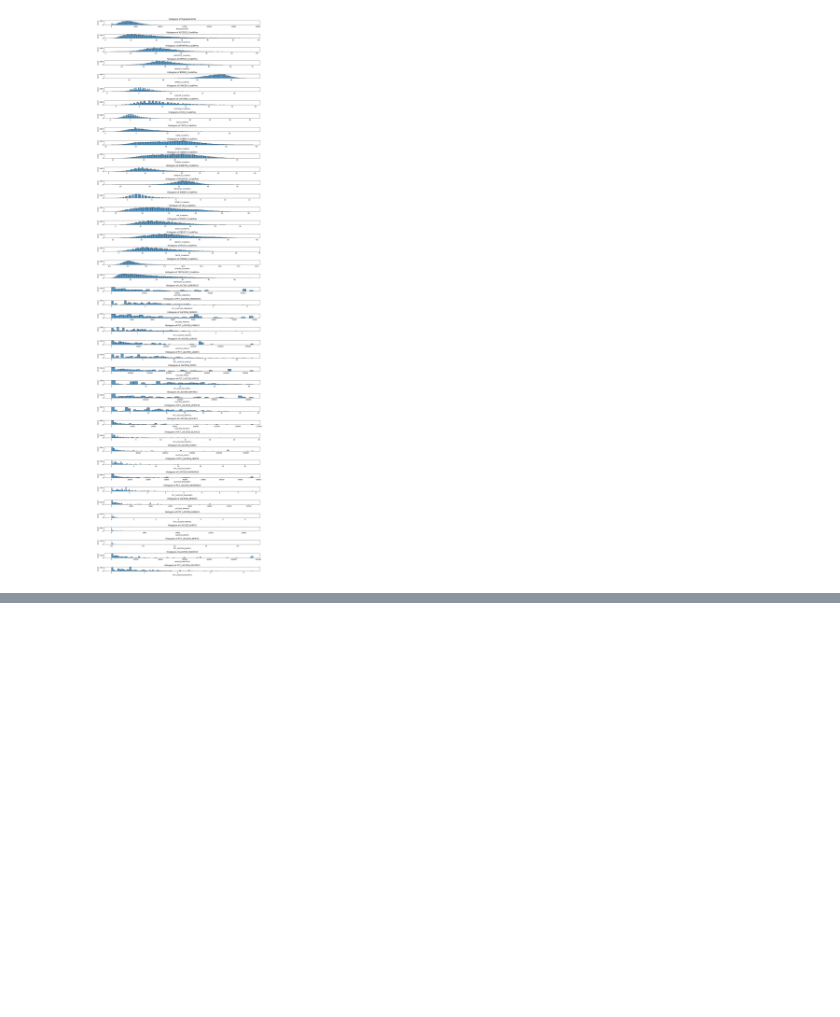
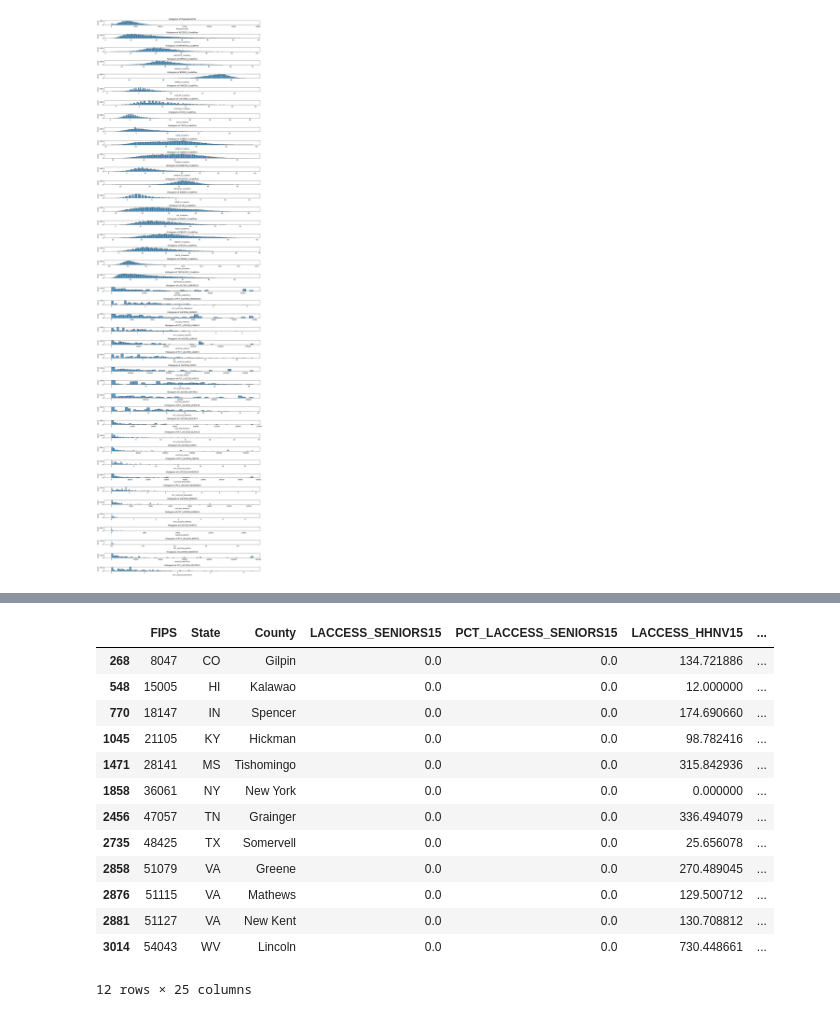
Before and after one commit to opheliasin/n1health_data_challenge, a Jupyter notebook: data_exploration.ipynb, the cells around one changed output, grey strips where cells are left out. Saved outputs shown, nothing was run; the diff lists cells and outputs as text; code cells hidden in the pictures; blank space fills up the shorter version.

```diff
--- a/data_exploration.ipynb
+++ b/data_exploration.ipynb
@@ -346,0 +398,19 @@ conn.close()
+# %%
+# assuming that these counties have really great food access for seniors (but would need more investigation if time permits)
+
+access_df[access_df['LACCESS_SENIORS15'] == 0]
+# %% [output]
+|  | FIPS | State | County | LACCESS_SENIORS15 | PCT_LACCESS_SENIORS15 | LACCESS_HHNV15 | ... |
+| 268 | 8047 | CO | Gilpin | 0.0 | 0.0 | 134.721886 | ... |
+| 548 | 15005 | HI | Kalawao | 0.0 | 0.0 | 12.000000 | ... |
+| 770 | 18147 | IN | Spencer | 0.0 | 0.0 | 174.690660 | ... |
+| 1045 | 21105 | KY | Hickman | 0.0 | 0.0 | 98.782416 | ... |
+| 1471 | 28141 | MS | Tishomingo | 0.0 | 0.0 | 315.842936 | ... |
+| 1858 | 36061 | NY | New York | 0.0 | 0.0 | 0.000000 | ... |
+| 2456 | 47057 | TN | Grainger | 0.0 | 0.0 | 336.494079 | ... |
+| 2735 | 48425 | TX | Somervell | 0.0 | 0.0 | 25.656078 | ... |
+| 2858 | 51079 | VA | Greene | 0.0 | 0.0 | 270.489045 | ... |
+| 2876 | 51115 | VA | Mathews | 0.0 | 0.0 | 129.500712 | ... |
+| 2881 | 51127 | VA | New Kent | 0.0 | 0.0 | 130.708812 | ... |
+| 3014 | 54043 | WV | Lincoln | 0.0 | 0.0 | 730.448661 | ... |
+12 rows × 25 columns
```
Also changed, not shown: parts of 42 cells of this notebook.
